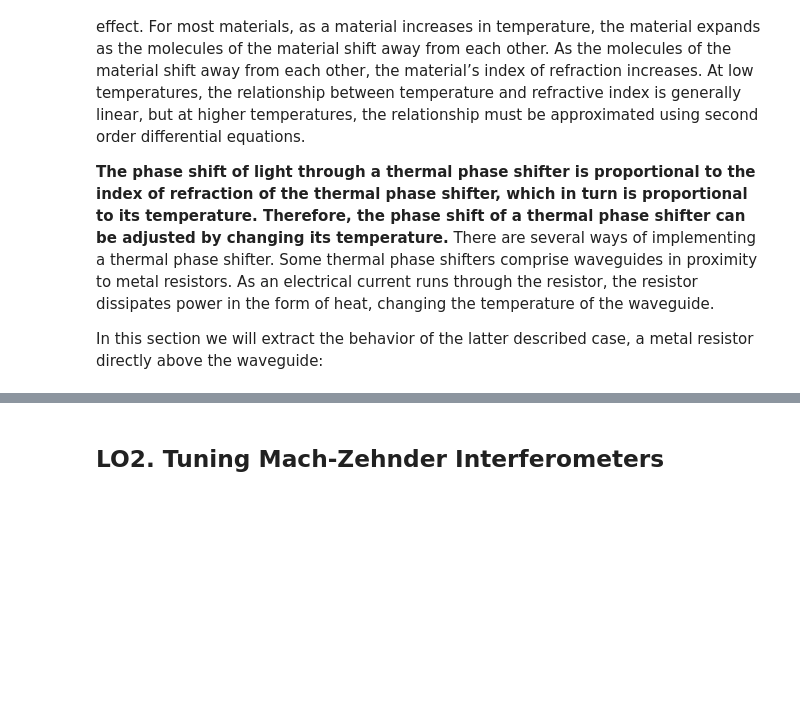
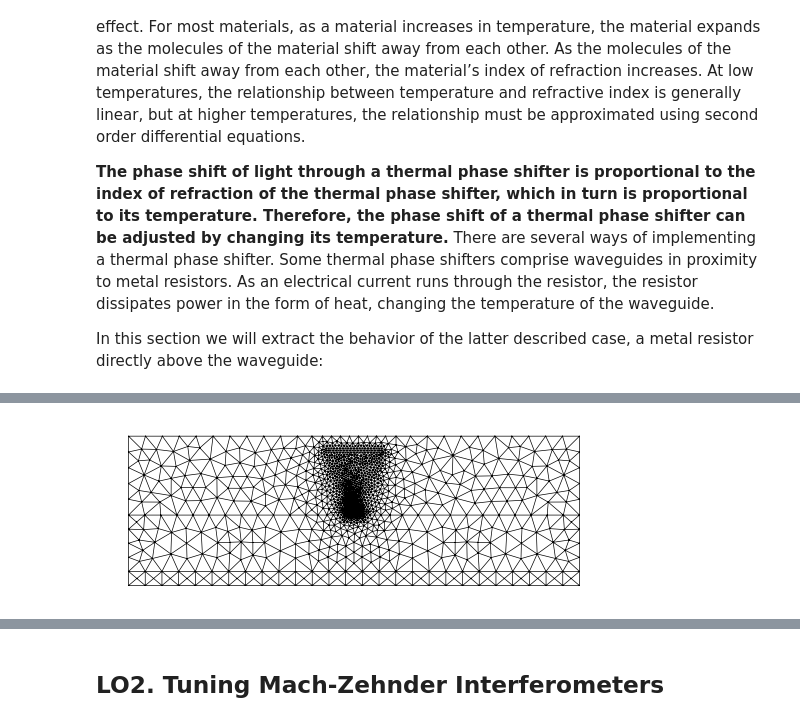
Before and after one commit to cccanvas-upv/ipsp-lab4, a Jupyter notebook: 40_Circuit_Tuning.ipynb, the cells around one changed output, grey strips where cells are left out. Saved outputs shown, nothing was run; the diff lists cells and outputs as text; code cells hidden in the pictures; blank space fills up the shorter version.

```diff
--- a/40_Circuit_Tuning.ipynb
+++ b/40_Circuit_Tuning.ipynb
@@ -60,0 +73,17 @@ s.show()
+# %%
+LAYER_STACK = PDK.layer_stack
+
+# The PDK uses the bottom of the Si core as z = 0
+LAYER_STACK.layers["core"].zmin = 0
+LAYER_STACK.layers["core"].thickness = h_core
+LAYER_STACK.layers["heater"].thickness = h_heater
+LAYER_STACK.layers["heater"].zmin = h_core + gap_heater
+LAYER_STACK.layers["clad"].zmin = 0
+LAYER_STACK.layers["clad"].thickness = h_clad
+LAYER_STACK.layers["box"].zmin = -h_box
+LAYER_STACK.layers["box"].thickness = h_box
+LAYER_STACK.layers["substrate"].zmin = -h_box - h_silicon
+LAYER_STACK.layers["substrate"].thickness = h_silicon
+
+s = heater.to_3d(layer_stack=LAYER_STACK)
+s.show()
@@ -63,59 +101,68 @@ To simulate its behavior, we need to 'build' the cross-section in a heat-transpo
 # %%
 w_sim = 8 * 2
-h_clad = 2.8
-h_box = 2
-w_core = 0.5
-h_core = 0.22
-h_heater = 0.14
-w_heater = 2
-offset_heater = 2 + (h_core + h_heater) / 2
-h_silicon = 0.5
+
+# Read the same dimensions used in the layout and layer stack
+w_core = gf.get_cross_section("strip").width
+w_heater = gf.get_cross_section("heater_metal").width
+h_core = LAYER_STACK.layers["core"].thickness
+h_heater = LAYER_STACK.layers["heater"].thickness
+h_clad = LAYER_STACK.layers["clad"].thickness
+h_box = LAYER_STACK.layers["box"].thickness
+h_silicon = LAYER_STACK.layers["substrate"].thickness
+
+# Shift the PDK coordinates so the Si core is centred at z = 0
+z_offset = -LAYER_STACK.layers["core"].zmin - h_core / 2
+z_core = LAYER_STACK.layers["core"].zmin + z_offset
+z_heater = LAYER_STACK.layers["heater"].zmin + z_offset
+z_clad = LAYER_STACK.layers["clad"].zmin + z_offset
+z_box = LAYER_STACK.layers["box"].zmin + z_offset
+z_substrate = LAYER_STACK.layers["substrate"].zmin + z_offset
 
 polygons = OrderedDict(
     bottom=LineString(
         [
-            (-w_sim / 2, -h_core / 2 - h_box - h_silicon),
-            (w_sim / 2, -h_core / 2 - h_box - h_silicon),
+            (-w_sim / 2, z_substrate),
+            (w_sim / 2, z_substrate),
         ]
     ),
     core=Polygon(
         [
-            (-w_core / 2, -h_core / 2),
-            (-w_core / 2, h_core / 2),
-            (w_core / 2, h_core / 2),
-            (w_core / 2, -h_core / 2),
+            (-w_core / 2, z_core),
+            (-w_core / 2, z_core + h_core),
+            (w_core / 2, z_core + h_core),
+            (w_core / 2, z_core),
         ]
     ),
     heater=Polygon(
         [
-            (-w_heater / 2, -h_heater / 2 + offset_heater),
-            (-w_heater / 2, h_heater / 2 + offset_heater),
-            (w_heater / 2, h_heater / 2 + offset_heater),
-            (w_heater / 2, -h_heater / 2 + offset_heater),
+            (-w_heater / 2, z_heater),
+            (-w_heater / 2, z_heater + h_heater),
+            (w_heater / 2, z_heater + h_heater),
+            (w_heater / 2, z_heater),
         ]
     ),
     clad=Polygon(
         [
-            (-w_sim / 2, -h_core / 2),
-            (-w_sim / 2, -h_core / 2 + h_clad),
-            (w_sim / 2, -h_core / 2 + h_clad),
-            (w_sim / 2, -h_core / 2),
+            (-w_sim / 2, z_clad),
+            (-w_sim / 2, z_clad + h_clad),
+            (w_sim / 2, z_clad + h_clad),
+            (w_sim / 2, z_clad),
         ]
     ),
     box=Polygon(
         [
-            (-w_sim / 2, -h_core / 2),
-            (-w_sim / 2, -h_core / 2 - h_box),
-            (w_sim / 2, -h_core / 2 - h_box),
-            (w_sim / 2, -h_core / 2),
+            (-w_sim / 2, z_box + h_box),
+            (-w_sim / 2, z_box),
+            (w_sim / 2, z_box),
+            (w_sim / 2, z_box + h_box),
         ]
     ),
     wafer=Polygon(
         [
-            (-w_sim / 2, -h_core / 2 - h_box - h_silicon),
-            (-w_sim / 2, -h_core / 2 - h_box),
-            (w_sim / 2, -h_core / 2 - h_box),
-            (w_sim / 2, -h_core / 2 - h_box - h_silicon),
+            (-w_sim / 2, z_substrate),
+            (-w_sim / 2, z_substrate + h_silicon),
+            (w_sim / 2, z_substrate + h_silicon),
+            (w_sim / 2, z_substrate),
         ]
     ),
 )
@@ -131,3 +178,4 @@ mesh = from_meshio(
     mesh_from_OrderedDict(polygons, resolutions, default_resolution_max=0.6)
 )
 mesh.draw().show()
+# %% [output]
@@ -134,3 +183,4 @@ mesh.draw().show()
+[figure, added]
 # %%
 currents = np.linspace(0.0, 7.4e-3, 10)
 current_densities = currents / polygons["heater"].area
```
Also changed, not shown: parts of 22 cells of this notebook, 3 other files.
